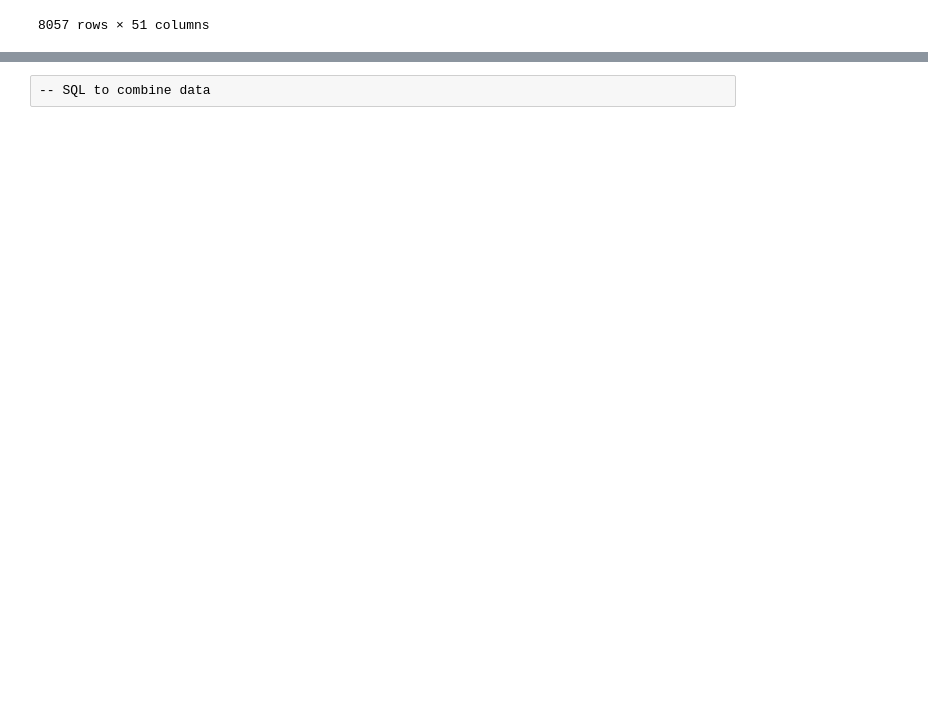
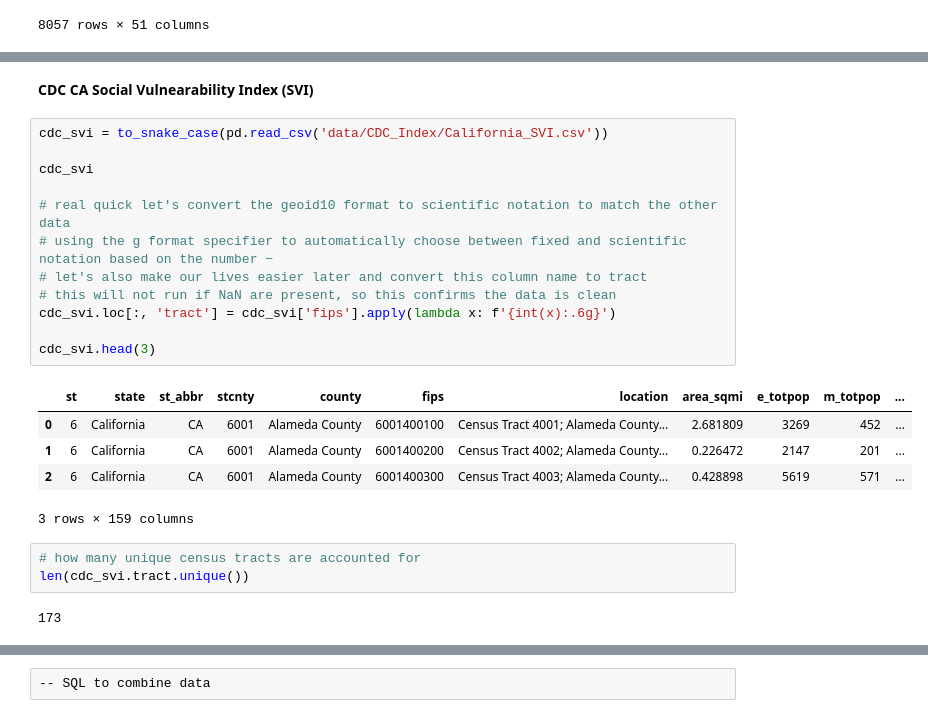
Before and after one commit to The2035Initiative/cca_grid_modeling_project, a Jupyter notebook: simple_wkflw.ipynb, the cells around one changed output, grey strips where cells are left out. Saved outputs shown, nothing was run; the diff lists cells and outputs as text; blank space fills up the shorter version.

```diff
--- a/simple_wkflw.ipynb
+++ b/simple_wkflw.ipynb
@@ -207,3 +318,28 @@ doe_ejmt_ca
+# %% [markdown]
+**CDC CA Social Vulnearability Index (SVI)**
+# %%
+cdc_svi = to_snake_case(pd.read_csv('data/CDC_Index/California_SVI.csv'))
+
+cdc_svi
+
+# real quick let's convert the geoid10 format to scientific notation to match the other data
+# using the g format specifier to automatically choose between fixed and scientific notation based on the number −
+# let's also make our lives easier later and convert this column name to tract
+# this will not run if NaN are present, so this confirms the data is clean
+cdc_svi.loc[:, 'tract'] = cdc_svi['fips'].apply(lambda x: f'{int(x):.6g}')
+
+cdc_svi.head(3)
+# %% [output]
+|  | st | state | st_abbr | stcnty | county | fips | location | area_sqmi | e_totpop | m_totpop | ... |
+| 0 | 6 | California | CA | 6001 | Alameda County | 6001400100 | Census Tract 4001; Alameda County... | 2.681809 | 3269 | 452 | ... |
+| 1 | 6 | California | CA | 6001 | Alameda County | 6001400200 | Census Tract 4002; Alameda County... | 0.226472 | 2147 | 201 | ... |
+| 2 | 6 | California | CA | 6001 | Alameda County | 6001400300 | Census Tract 4003; Alameda County... | 0.428898 | 5619 | 571 | ... |
+3 rows × 159 columns
+# %%
+# how many unique census tracts are accounted for
+len(cdc_svi.tract.unique())
+# %% [output]
+173
 # %% [markdown]
 ### Overlaying
 
```
Also changed, not shown: parts of 11 cells of this notebook, 3 other files.
